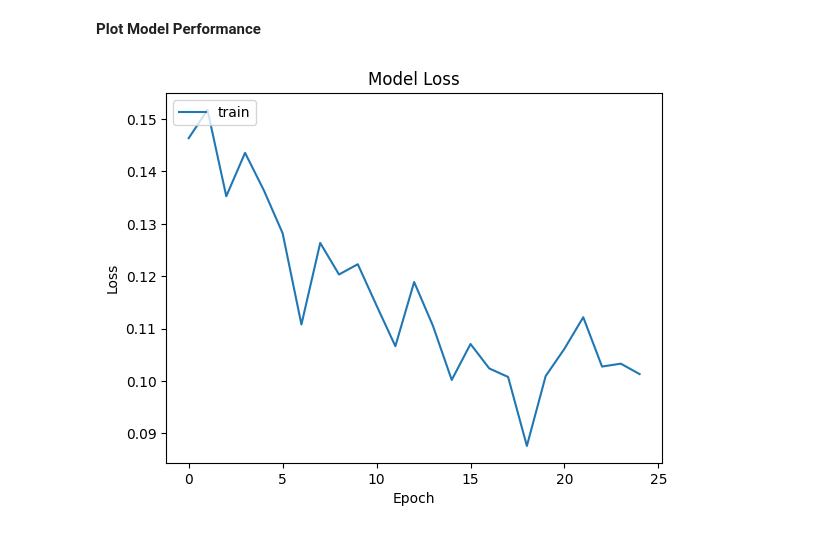
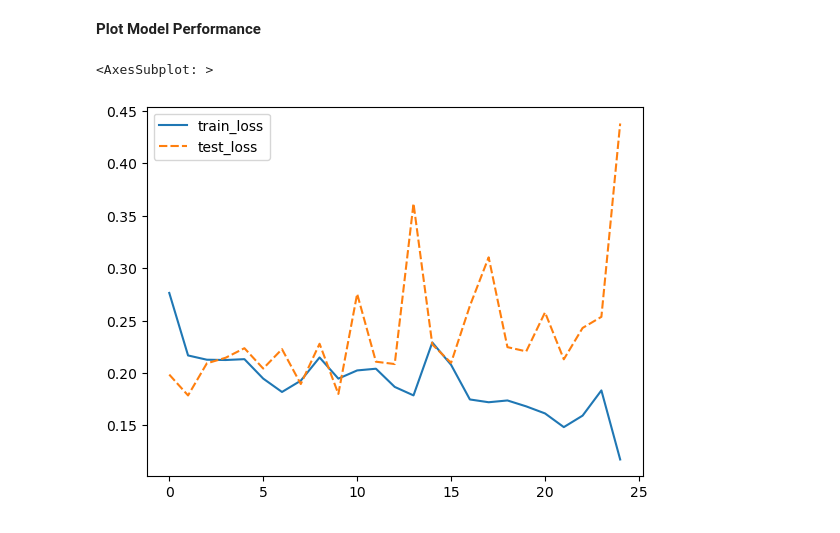
Before and after one commit to SydneyMW/171Project, a Jupyter notebook: 3_preprocess_logreg_neuralnet.ipynb, the cells around one changed output. Cells and saved outputs as stored; diff of their text form; code cells hidden in the pictures.

Commit message:
small refactor, improved NN loss plot, added NN accuracy plot

```diff
--- a/3_preprocess_logreg_neuralnet.ipynb
+++ b/3_preprocess_logreg_neuralnet.ipynb
@@ -14,5 +11,5 @@ from sklearn.model_selection import train_test_split
 # %%
-data = pd.read_csv("./dataset/data.csv")
+data = pd.read_csv("./dataset/data.csv", low_memory=False)
 data.head()
 # %% [output]
 |  | height | width | aratio | local | url*images+buttons | url*likesbooks.com | url*www.slake.com | ... |
@@ -291,6 +303,6 @@ classifier.add(Dense(units = 1, activation = 'sigmoid')) # use sigmoid for final
 # %%
-classifier.compile(optimizer = 'rmsprop', loss = 'binary_crossentropy')
+classifier.compile(optimizer = 'rmsprop', loss = 'binary_crossentropy', metrics = ["accuracy"])
 # %%
-hist = classifier.fit(X_train_mm.astype(float), y_train, batch_size = 1, epochs = 25)
+hist = classifier.fit(X_train_mm.astype(float), y_train, batch_size = 1, epochs = 25, validation_data=(X_test_mm, y_test))
 # %% [output]
 Epoch 1/25
@@ -371,11 +381,18 @@ weighted avg       0.97      0.97      0.97       653
 # %%
 import matplotlib.pyplot as plt
 # %%
-plt.plot(hist.history['loss'])
-plt.title('Model Loss')
-plt.ylabel('Loss')
-plt.xlabel('Epoch')
-plt.legend(['train', 'test'], loc='upper left')
-plt.show()
+NN_history = pd.DataFrame(hist.history)
+NN_history.rename(
+    columns={
+        "loss": "train_loss",
+        "val_loss": "test_loss",
+        "accuracy": "train_accuracy",
+        "val_accuracy": "test_accuracy",
+        },
+    inplace=True,
+    )
-# %% [output]
-[figure, removed]
+# %%
+sns.lineplot(NN_history[["train_loss", "test_loss"]])
+# %% [output]
+<AxesSubplot: >
+[figure, added]
```
Also changed, not shown: parts of 14 cells of this notebook, 3 other files.
